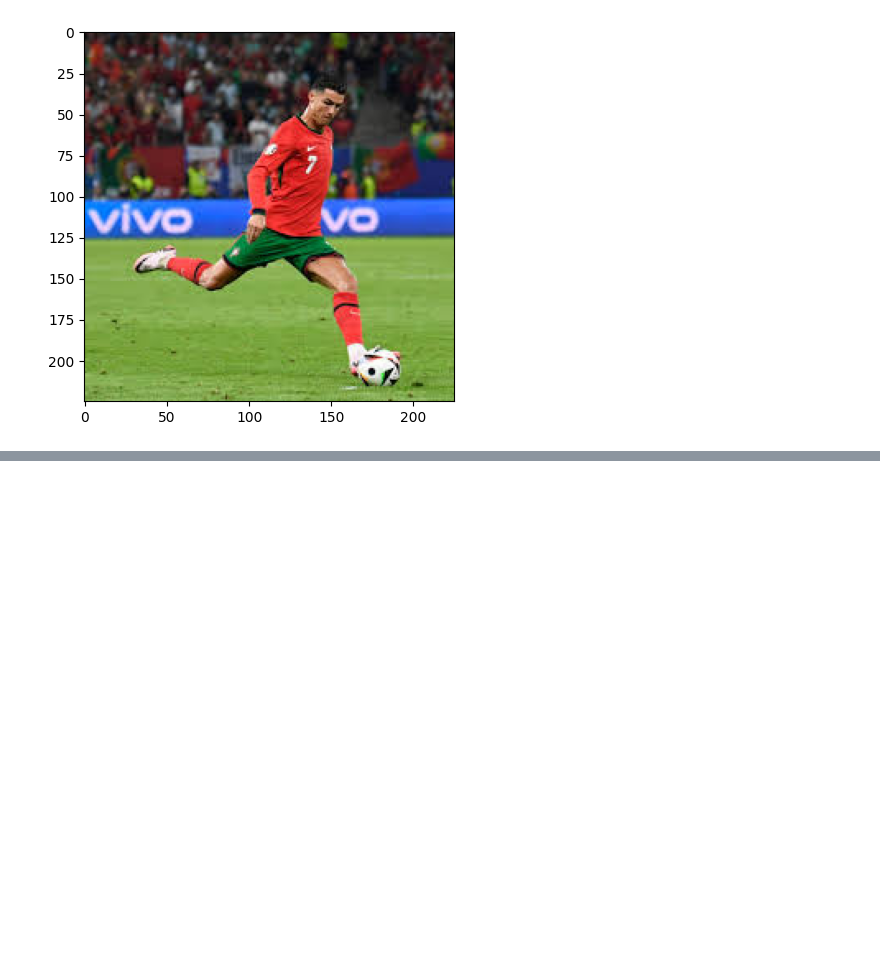
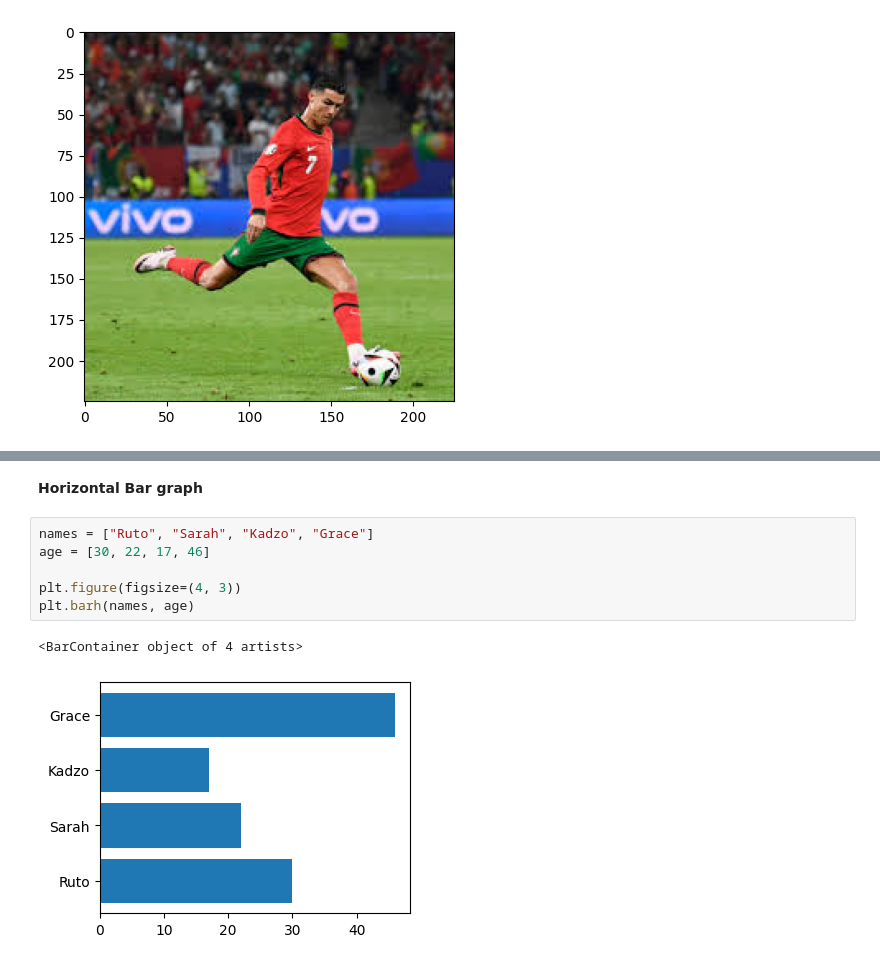
Before and after one commit to Bestine/DSAI-course, a Jupyter notebook: module-1/01 - Foundations_of_Data_Science.ipynb, the cells around one changed output, grey strips where cells are left out. Cells and saved outputs as stored; diff of their text form; blank space fills up the shorter version.

```diff
--- a/module-1/01 - Foundations_of_Data_Science.ipynb
+++ b/module-1/01 - Foundations_of_Data_Science.ipynb
@@ -774,0 +926,11 @@ plt.imshow(ronaldo)
+# %% [markdown]
+**Horizontal Bar graph**
+# %%
+names = ["Ruto", "Sarah", "Kadzo", "Grace"]
+age = [30, 22, 17, 46]
+
+plt.figure(figsize=(4, 3))
+plt.barh(names, age)
+# %% [output]
+<BarContainer object of 4 artists>
+[figure, added]
```
Also changed, not shown: parts of 29 cells of this notebook, 5 other files.
